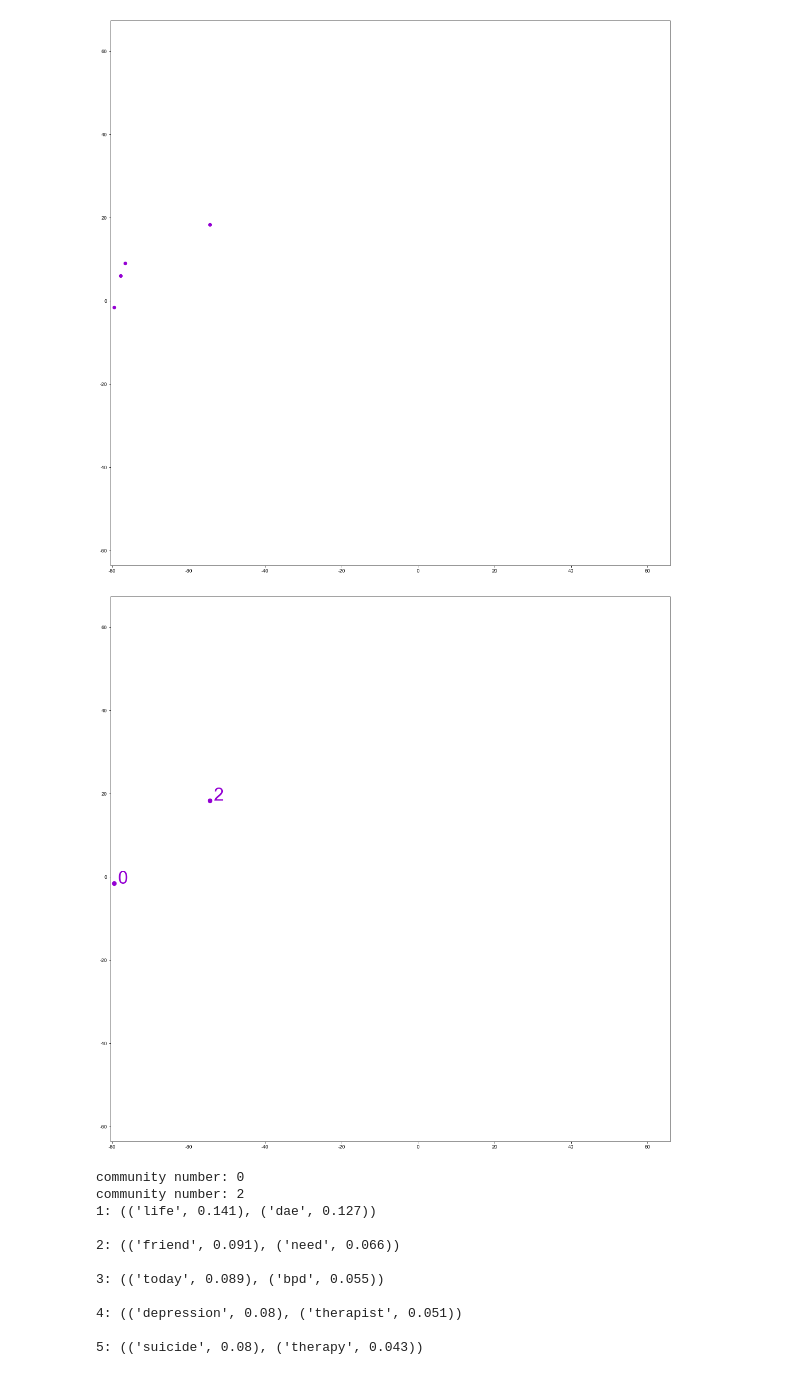
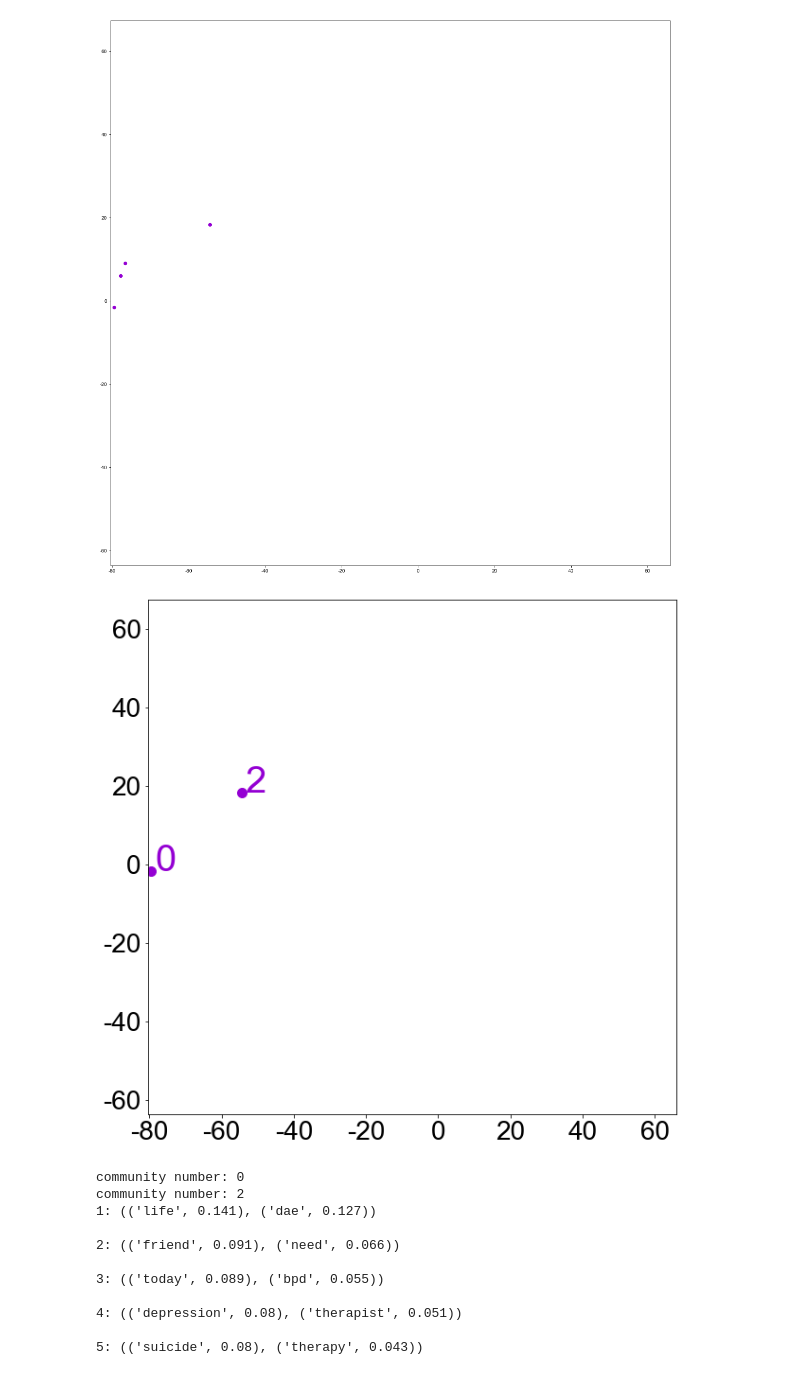
Before and after one commit to tr0up2r/plotting-and-graph-analysis, a Jupyter notebook: tsne/word2vec_union_weight.ipynb, the cells around one changed output. Cells and saved outputs as stored; diff of their text form; code cells hidden in the pictures.

```diff
--- a/tsne/word2vec_union_weight.ipynb
+++ b/tsne/word2vec_union_weight.ipynb
@@ -64,6 +64,7 @@ all_weights = sum(all_weights, [])
 # %%
 mean_vector_list = []
 topics_num = []
+communities = []
 
 # print(all_tw)
 
@@ -74,6 +75,7 @@ for filename in sorted_filenames_tws:
         reader = csv.reader(f)
         tws = list(reader)
         topics_num.append(len(tws))
+        communities.append(filename.split('_')[1])
 
         tws = sum(tws, [])
         # print(tws)
@@ -214,0 +262,9 @@ len(data_tsne)
+# %%
+sql = 'select community_id_fastgreedy_is, count(*) from nodes group by community_id_fastgreedy_is order by count(*) desc limit 105;'
+result_df = cn.select_query_result_to_df(sql)
+community_list = list(np.array(result_df['community_id_fastgreedy_is'].tolist()))
+community_list = list(map(str, community_list))
+
+count_list = list(np.array(result_df['count(*)'].tolist()))
+count_list = list(map(int, count_list))
+log_count_list = list(map(np.log, count_list))
@@ -236,7 +563,10 @@ plt.show()
 # %%
-plt.figure(figsize=(20,20))
+plt.figure(figsize=(10,10))
 plt.xlim(data_tsne[:,0].min(), data_tsne[:,0].max()+1)
 plt.ylim(data_tsne[:,1].min(), data_tsne[:,1].max()+1)
+plt.xticks(fontsize=28)
+plt.yticks(fontsize=28)
+
 for i in range(len(data)):
     if topics_num[i] == 3 or topics_num[i] == 1:
         continue
@@ -251,7 +581,9 @@ for i in range(len(data)):
     # else:
         # color = 'g'
 
-    size = 25
+    size = 200
     plt.scatter(data_tsne[i,0], data_tsne[i,1], c=color, s=size)
-plt.show()
+
+filename = "tsne_all_more_than_3_topics.eps"
+plt.savefig(f"../tsne/eps/{filename}", bbox_inches='tight', format='eps')
 # %% [output]
@@ -274,25 +606,30 @@ plt.show()
 # %%
 communities_10 = []
 
-plt.figure(figsize=(20,20))
+plt.figure(figsize=(10,10))
 plt.xlim(data_tsne[:,0].min(), data_tsne[:,0].max()+1)
 plt.ylim(data_tsne[:,1].min(), data_tsne[:,1].max()+1)
+plt.xticks(fontsize=28)
+plt.yticks(fontsize=28)
 
 color = 'darkviolet'
 
-size = 70
+size = 100
 
 word_files = []
 weight_files = []
 
 for i in range(len(data)):
     if topics_num[i] == 10:
         if data_tsne[i,1] < 0 or data_tsne[i,0] > -55:
             plt.scatter(data_tsne[i,0], data_tsne[i,1], c=color, s=size)
-            plt.annotate(sorted_filenames_tws[i].split('_')[1], (data_tsne[i,0]+1, data_tsne[i,1]), fontsize=36, c=color)
+            plt.annotate(sorted_filenames_tws[i].split('_')[1], (data_tsne[i,0]+1, data_tsne[i,1]), fontsize=40, c=color)
             communities_10.append([[sorted_filenames_tws[i]], [sorted_filenames_weights[i]]])
+
+filename = "tsne_topic10.eps"
+plt.savefig(f"../tsne/eps/{filename}", bbox_inches='tight', format='eps')
 # %% [output]
-[figure, old version]
+[figure, new version]
 # %%
 idx = 1
 
```
Also changed, not shown: parts of 16 cells of this notebook, 3 other files.
